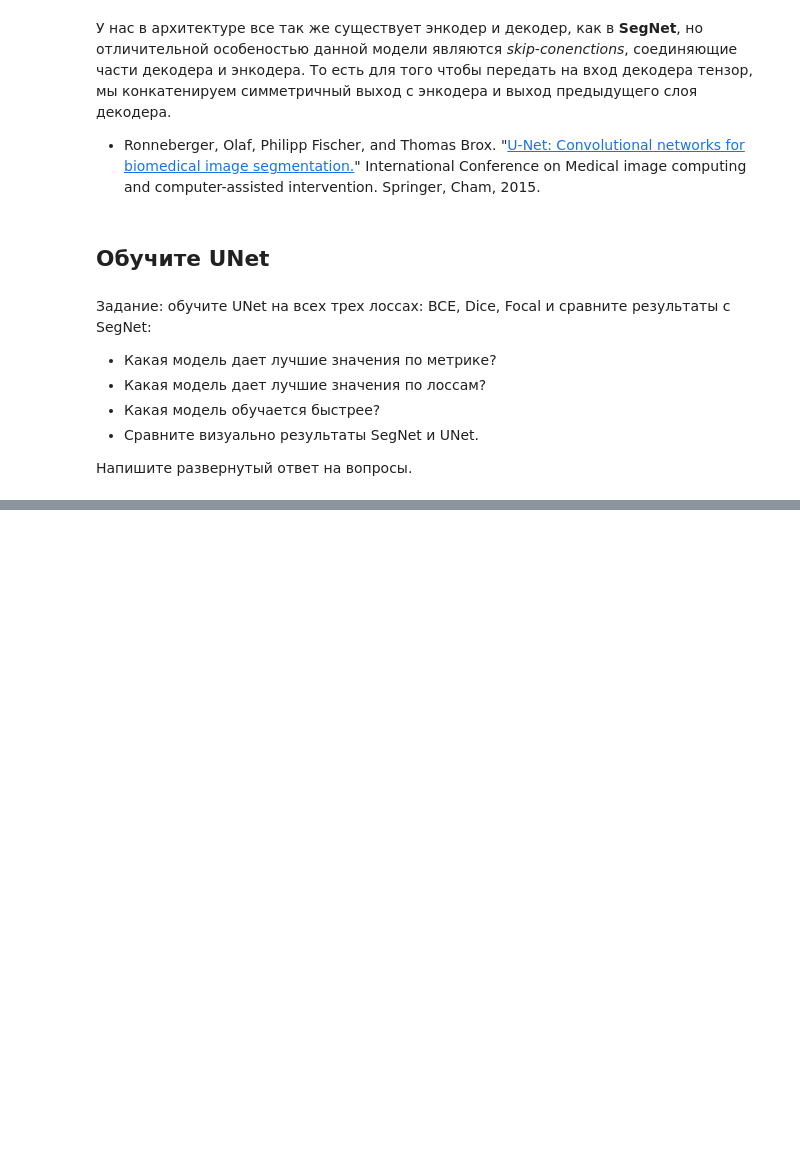
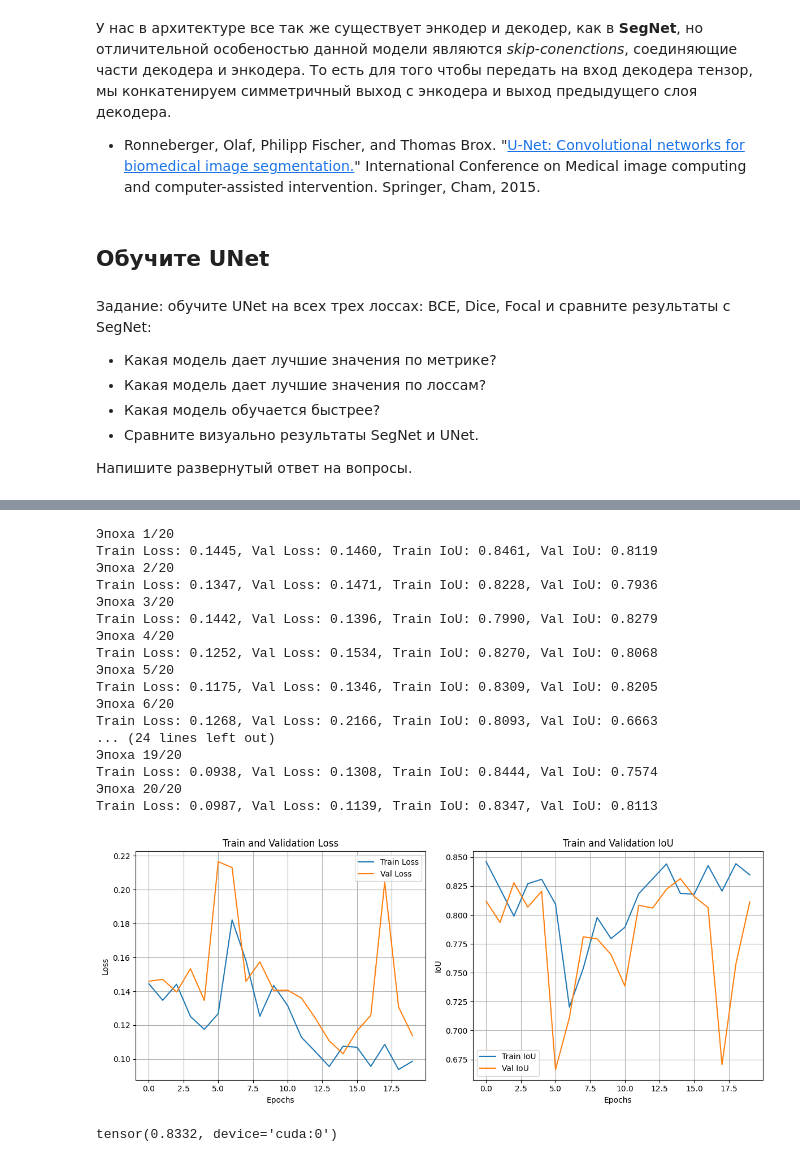
Before and after one commit to Provincial2511/DLS_course, a Jupyter notebook: Segment_DLS.ipynb, the cells around one changed output, grey strips where cells are left out. Saved outputs shown, nothing was run; the diff lists cells and outputs as text; code cells hidden in the pictures; blank space fills up the shorter version.

```diff
--- a/Segment_DLS.ipynb
+++ b/Segment_DLS.ipynb
@@ -1136,0 +1232,33 @@ RuntimeError: Sizes of tensors must match except in dimension 1. Expected size 4
+# %%
+criterion = DiceLoss(mode='binary')
+unet_model_dice = unet_model
+train_model(unet_model_dice,
+            criterion,
+            optimizer,
+            train_dataloader,
+            valid_dataloader,
+            epochs=20,
+            device=device)
+# %% [output]
+Эпоха 1/20
+Train Loss: 0.1445, Val Loss: 0.1460, Train IoU: 0.8461, Val IoU: 0.8119
+Эпоха 2/20
+Train Loss: 0.1347, Val Loss: 0.1471, Train IoU: 0.8228, Val IoU: 0.7936
+Эпоха 3/20
+Train Loss: 0.1442, Val Loss: 0.1396, Train IoU: 0.7990, Val IoU: 0.8279
+Эпоха 4/20
+Train Loss: 0.1252, Val Loss: 0.1534, Train IoU: 0.8270, Val IoU: 0.8068
+Эпоха 5/20
+Train Loss: 0.1175, Val Loss: 0.1346, Train IoU: 0.8309, Val IoU: 0.8205
+Эпоха 6/20
+Train Loss: 0.1268, Val Loss: 0.2166, Train IoU: 0.8093, Val IoU: 0.6663
+... (24 lines left out)
+Эпоха 19/20
+Train Loss: 0.0938, Val Loss: 0.1308, Train IoU: 0.8444, Val IoU: 0.7574
+Эпоха 20/20
+Train Loss: 0.0987, Val Loss: 0.1139, Train IoU: 0.8347, Val IoU: 0.8113
+[figure, added]
+# %%
+test(unet_model_dice, test_dataloader)
+# %% [output]
+tensor(0.8332, device='cuda:0')
```
Also changed, not shown: parts of 18 cells of this notebook.
